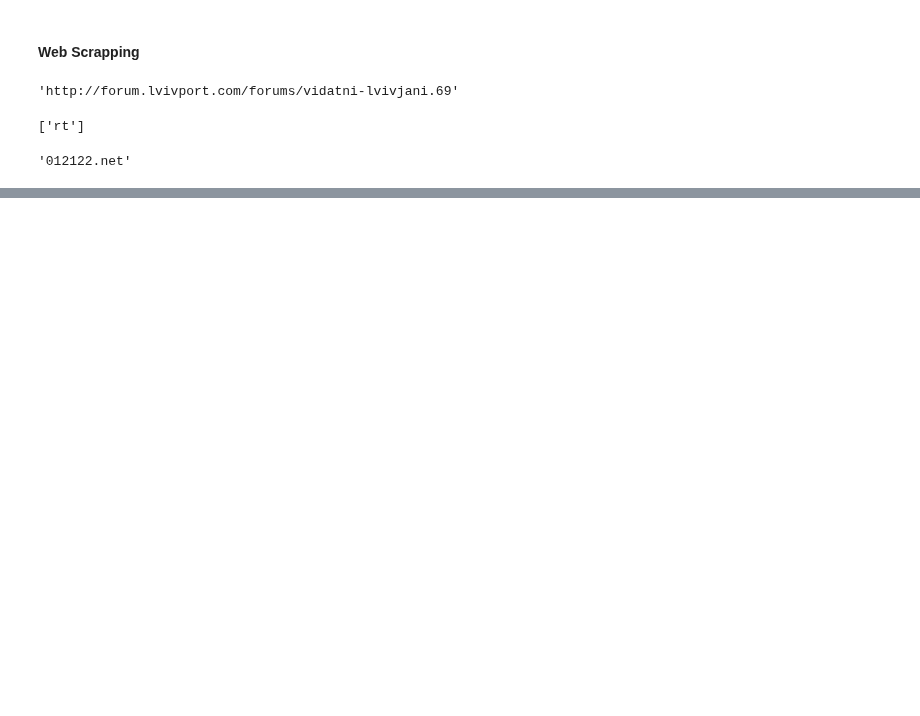
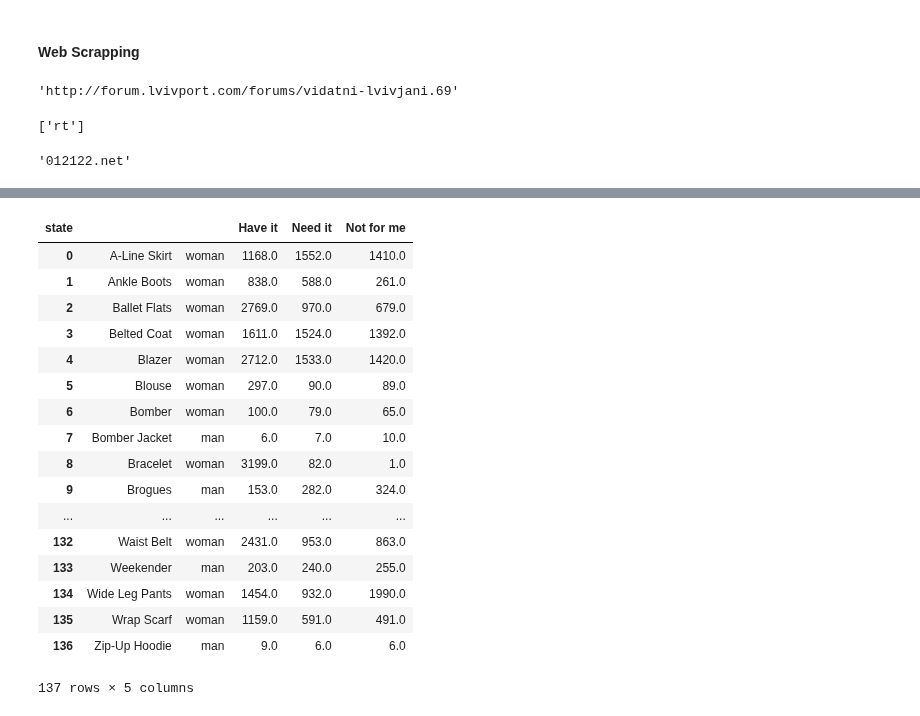
Before and after one commit to sudodoki/prj-nlp, a Jupyter notebook: students/KarimLulu/homework-03/0.1-klulu-hw3.ipynb, the cells around one changed output, grey strips where cells are left out. Saved outputs shown, nothing was run; the diff lists cells and outputs as text; code cells hidden in the pictures; blank space fills up the shorter version.

```diff
--- a/students/KarimLulu/homework-03/0.1-klulu-hw3.ipynb
+++ b/students/KarimLulu/homework-03/0.1-klulu-hw3.ipynb
@@ -61,0 +88,9 @@ p.netloc
+# %%
+mapp = {1: 'Need it',
+        2: 'Have it',
+        3: 'Not for me'}
+g_map = {1:"man", 139:"woman"}
+# %%
+df["state"] = df["state"].map(lambda x: mapp.get(x, x))
+# %%
+df["item_gender"] = df["item_gender"].map(lambda x : g_map.get(x, x))
@@ -61,0 +106,4 @@ p.netloc
+# %%
+pct = pd.pivot_table(df, index=["name", "item_gender"], columns="state", values=["count"]).reset_index()
+print(pct.head())
+pct.columns = pct.columns.droplevel()
@@ -61,0 +118,21 @@ p.netloc
+# %%
+pct
+# %% [output]
+| state |  |  | Have it | Need it | Not for me |
+| 0 | A-Line Skirt | woman | 1168.0 | 1552.0 | 1410.0 |
+| 1 | Ankle Boots | woman | 838.0 | 588.0 | 261.0 |
+| 2 | Ballet Flats | woman | 2769.0 | 970.0 | 679.0 |
+| 3 | Belted Coat | woman | 1611.0 | 1524.0 | 1392.0 |
+| 4 | Blazer | woman | 2712.0 | 1533.0 | 1420.0 |
+| 5 | Blouse | woman | 297.0 | 90.0 | 89.0 |
+| 6 | Bomber | woman | 100.0 | 79.0 | 65.0 |
+| 7 | Bomber Jacket | man | 6.0 | 7.0 | 10.0 |
+| 8 | Bracelet | woman | 3199.0 | 82.0 | 1.0 |
+| 9 | Brogues | man | 153.0 | 282.0 | 324.0 |
+| ... | ... | ... | ... | ... | ... |
+| 132 | Waist Belt | woman | 2431.0 | 953.0 | 863.0 |
+| 133 | Weekender | man | 203.0 | 240.0 | 255.0 |
+| 134 | Wide Leg Pants | woman | 1454.0 | 932.0 | 1990.0 |
+| 135 | Wrap Scarf | woman | 1159.0 | 591.0 | 491.0 |
+| 136 | Zip-Up Hoodie | man | 9.0 | 6.0 | 6.0 |
+137 rows × 5 columns
```
Also changed, not shown: parts of 6 cells of this notebook, 4 other files.
